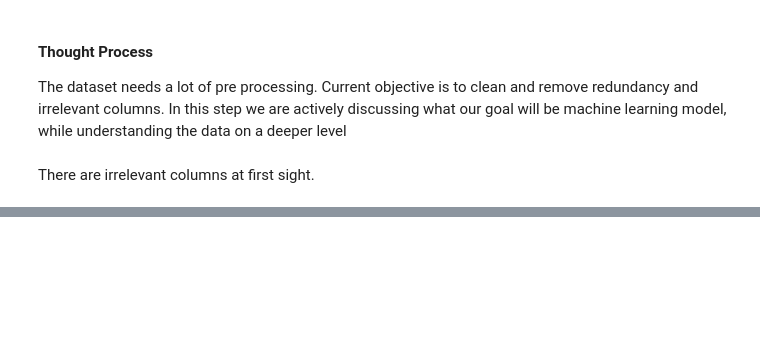
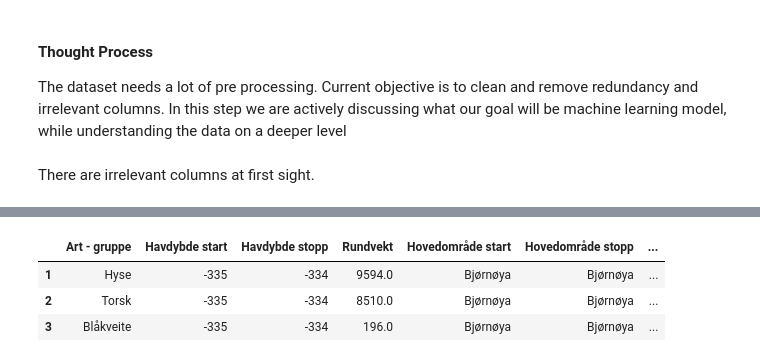
Before and after one commit to Pzorster/INFO284pzor, a Jupyter notebook: project.ipynb, the cells around one changed output, grey strips where cells are left out. Drawn from its saved outputs; the diff is of its cells as text; code cells hidden in the pictures; blank space fills up the shorter version.

```diff
--- a/project.ipynb
+++ b/project.ipynb
@@ -67,0 +100,10 @@ len(df['Lengdegruppe'])-len(df['Lengdegruppe'].drop_duplicates())
+# %%
+df.head(3)
+#finding unique values in Havdybde start and Havdybde stopp
+#print(df['Havdybde start'].unique())
+#print(df['Havdybde stopp'].unique())
+# %% [output]
+|  | Art - gruppe | Havdybde start | Havdybde stopp | Rundvekt | Hovedområde start | Hovedområde stopp | ... |
+| 1 | Hyse | -335 | -334 | 9594.0 | Bjørnøya | Bjørnøya | ... |
+| 2 | Torsk | -335 | -334 | 8510.0 | Bjørnøya | Bjørnøya | ... |
+| 3 | Blåkveite | -335 | -334 | 196.0 | Bjørnøya | Bjørnøya | ... |
```
Also changed, not shown: parts of 9 cells of this notebook.
